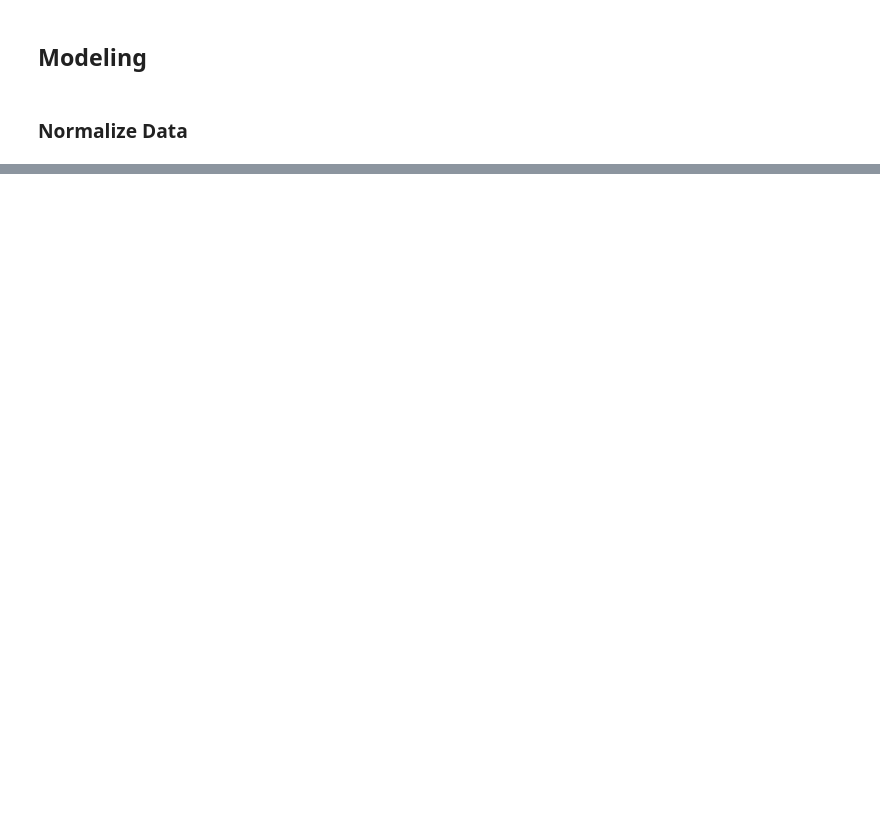
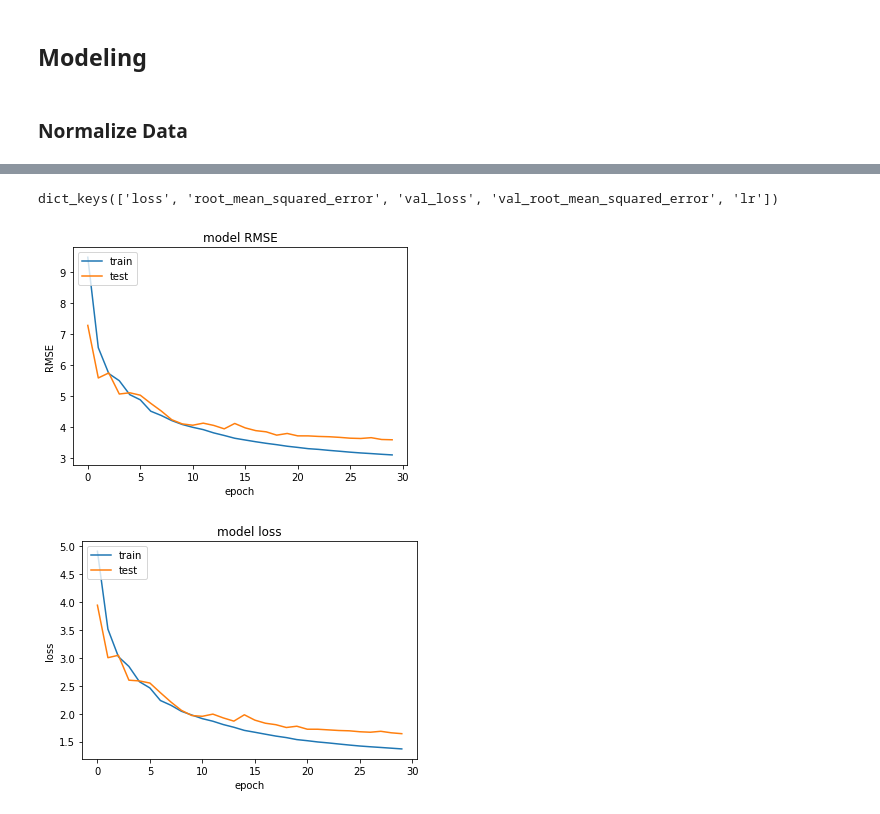
Before and after one commit to samsipe/amplify-microgrid-ai, a Jupyter notebook: notebooks/predict_power_gen_initial_model_ss.ipynb, the cells around one changed output, grey strips where cells are left out. Cells and saved outputs as stored; diff of their text form; code cells hidden in the pictures; blank space fills up the shorter version.

```diff
--- a/notebooks/predict_power_gen_initial_model_ss.ipynb
+++ b/notebooks/predict_power_gen_initial_model_ss.ipynb
@@ -194,12 +200,11 @@ model.compile(
     loss=tf.keras.losses.Huber(),
     metrics=[tf.keras.metrics.RootMeanSquaredError()])
 history = model.fit(
-    x=norm_layer(x_train),
+    x=x_train,
     y=y_solar_train,
-    epochs=30,
-    batch_size=10,
-    validation_data=(norm_layer(x_val), y_solar_val),
-    shuffle=False,
+    epochs=EPOCHS,
+    batch_size=BATCH,
+    validation_data=(x_val, y_solar_val),
     callbacks=[reduce_lr]
 )
 # %% [output]
@@ -223,2 +228,45 @@ Epoch 30/30
+# %%
+def plot_history(history, metric):
+    # This function will plot the model fit process
+    print(history.history.keys())
+    # summarize history for accuracy
+    if metric == "root_mean_squared_error":
+        plt.plot(history.history['root_mean_squared_error'])
+        plt.plot(history.history['val_root_mean_squared_error'])
+        plt.title('model RMSE')
+        plt.ylabel('RMSE')
+        plt.xlabel('epoch')
+        plt.legend(['train', 'test'], loc='upper left')
+        plt.show()
+    elif metric == "mean_absolute_percentage_error":
+        plt.plot(history.history["mean_absolute_percentage_error"])
+        plt.plot(history.history["val_mean_absolute_percentage_error"])
+        plt.title('model MAPE')
+        plt.ylabel('MAPE')
+        plt.xlabel('epoch')
+        plt.legend(['train', 'test'], loc='upper left')
+        plt.show()
+    elif metric == "mean_absolute_error":
+        plt.plot(history.history["mean_absolute_error"])
+        plt.plot(history.history["val_mean_absolute_error"])
+        plt.title('model MAE')
+        plt.ylabel('MAE')
+        plt.xlabel('epoch')
+        plt.legend(['train', 'test'], loc='upper left')
+        plt.show()
+    # summarize history for loss
+    plt.plot(history.history['loss'])
+    plt.plot(history.history['val_loss'])
+    plt.title('model loss')
+    plt.ylabel('loss')
+    plt.xlabel('epoch')
+    plt.legend(['train', 'test'], loc='upper left')
+    plt.show()
+
+plot_history(history, 'root_mean_squared_error')
+# %% [output]
+dict_keys(['loss', 'root_mean_squared_error', 'val_loss', 'val_root_mean_squared_error', 'lr'])
+[figure, added]
+[figure, added]
 # %%
 y_solar_preds = model.predict(x_test)
```
Also changed, not shown: parts of 17 cells of this notebook.
